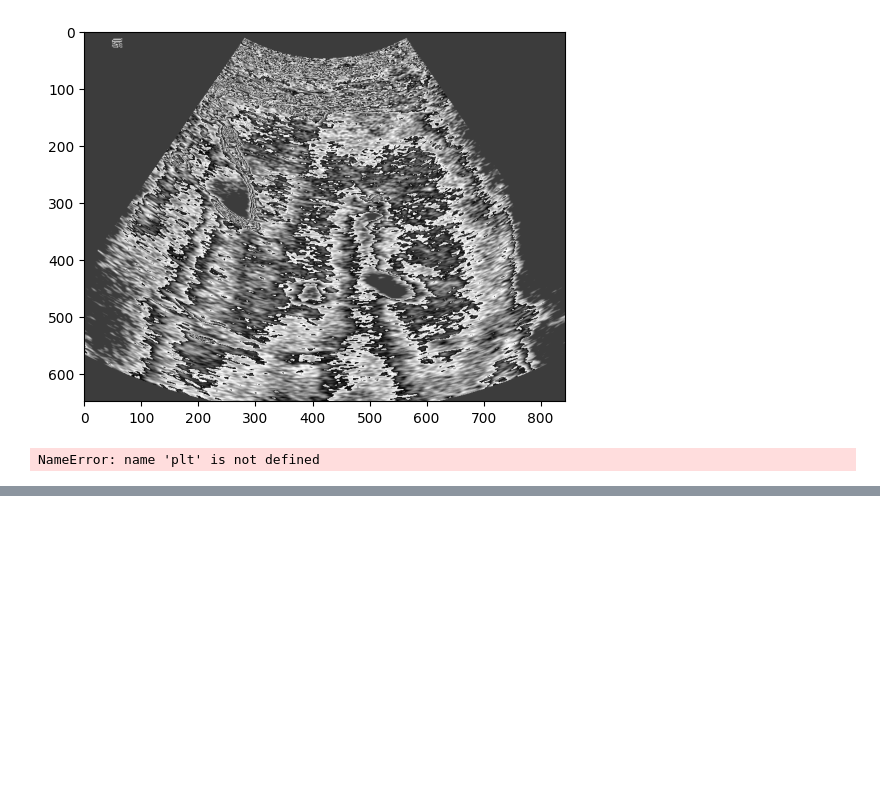
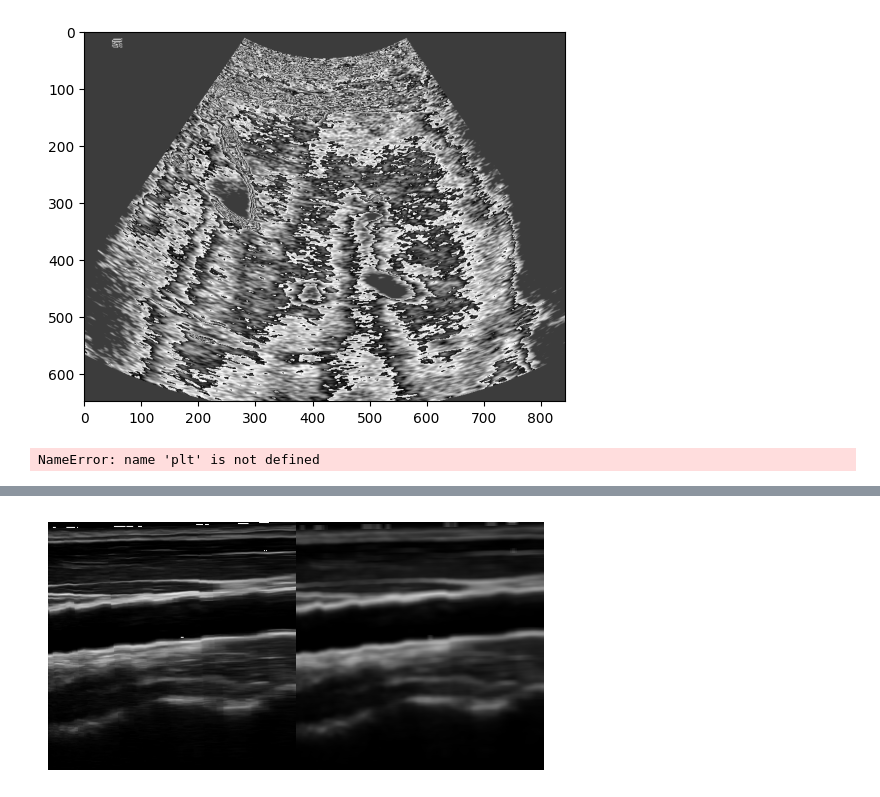
Before and after one commit to alexaatm/UnsupervisedSegmentor4Ultrasound, a Jupyter notebook: data_preprocessing/filter_norm_local.ipynb, the cells around one changed output, grey strips where cells are left out. Cells and saved outputs as stored; diff of their text form; code cells hidden in the pictures; blank space fills up the shorter version.

```diff
--- a/data_preprocessing/filter_norm_local.ipynb
+++ b/data_preprocessing/filter_norm_local.ipynb
@@ -280,0 +354,6 @@ NameError: name 'plt' is not defined
+# %%
+# Gaussian blur
+x_gaus: torch.Tensor = K.filters.gaussian_blur2d(x_rgb, (5, 5), (5.0, 5.0))
+imshow(x_gaus)
+# %% [output]
+[figure, added]
```
Also changed, not shown: parts of 32 cells of this notebook.
